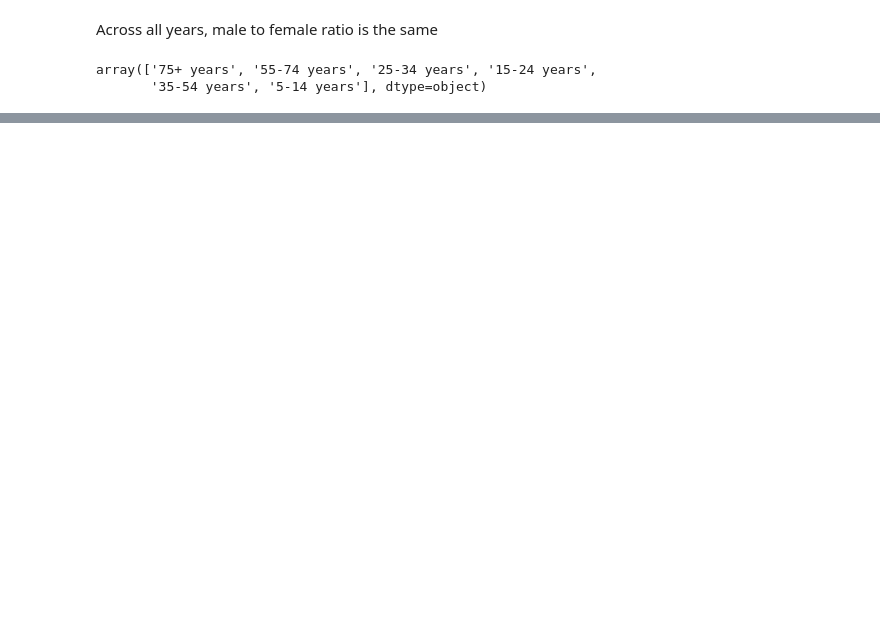
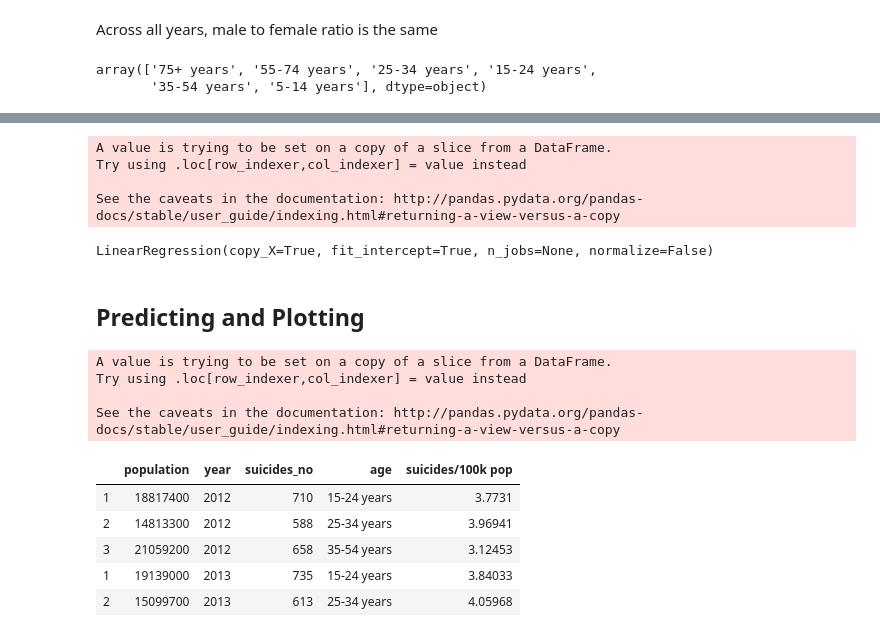
Before and after one commit to TresYap/suicide_rates, a Jupyter notebook: philippines_suicides_plotly.ipynb, the cells around one changed output, grey strips where cells are left out. Saved outputs shown, nothing was run; the diff lists cells and outputs as text; code cells hidden in the pictures; blank space fills up the shorter version.

```diff
--- a/philippines_suicides_plotly.ipynb
+++ b/philippines_suicides_plotly.ipynb
@@ -203,3 +197,57 @@ from sklearn.preprocessing import LabelEncoder
 # %%
 include = ['15-24 years', '25-34 years', '35-54 years']
 clean_train = train[train.age.isin(include)]
+# %%
+encoder = LabelEncoder()
+encoder.fit(include)
+clean_train['age_encoded'] = encoder.transform(clean_train.age)
+# %% [output]
+A value is trying to be set on a copy of a slice from a DataFrame.
+Try using .loc[row_indexer,col_indexer] = value instead
+
+See the caveats in the documentation: http://pandas.pydata.org/pandas-docs/stable/user_guide/indexing.html#returning-a-view-versus-a-copy
+# %%
+clean_train_age = clean_train.age
+clean_train = clean_train.drop('age', axis=1)
+
+clean_train_rate = clean_train['suicides/100k pop']
+clean_train = clean_train.drop('suicides/100k pop', axis=1)
+
+y = clean_train.suicides_no
+clean_train = clean_train.drop('suicides_no', axis=1)
+# %%
+model = LinearRegression()
+model.fit(clean_train, y)
+# %% [output]
+LinearRegression(copy_X=True, fit_intercept=True, n_jobs=None, normalize=False)
+# %% [markdown]
+## Predicting and Plotting
+# %%
+clean_test = test_data[test_data.age.isin(include)]
+
+clean_test['age_encoded'] = encoder.transform(clean_test.age)
+
+clean_test_age = clean_test.age
+clean_test = clean_test.drop('age', axis=1)
+
+preds = model.predict(clean_test)
+# %% [output]
+A value is trying to be set on a copy of a slice from a DataFrame.
+Try using .loc[row_indexer,col_indexer] = value instead
+
+See the caveats in the documentation: http://pandas.pydata.org/pandas-docs/stable/user_guide/indexing.html#returning-a-view-versus-a-copy
+# %%
+predicted_data = clean_test.drop('age_encoded', axis=1)
+predicted_data['suicides_no'] = preds
+predicted_data['suicides_no'] = predicted_data['suicides_no'].astype(int)
+predicted_data['age'] = clean_test_age
+predicted_data['suicides/100k pop'] = predicted_data['suicides_no']/(predicted_data['population']/100000)
+# %%
+predicted_data.head()
+# %% [output]
+|  | population | year | suicides_no | age | suicides/100k pop |
+| 1 | 18817400 | 2012 | 710 | 15-24 years | 3.7731 |
+| 2 | 14813300 | 2012 | 588 | 25-34 years | 3.96941 |
+| 3 | 21059200 | 2012 | 658 | 35-54 years | 3.12453 |
+| 1 | 19139000 | 2013 | 735 | 15-24 years | 3.84033 |
+| 2 | 15099700 | 2013 | 613 | 25-34 years | 4.05968 |
```
Also changed, not shown: parts of 20 cells of this notebook.
